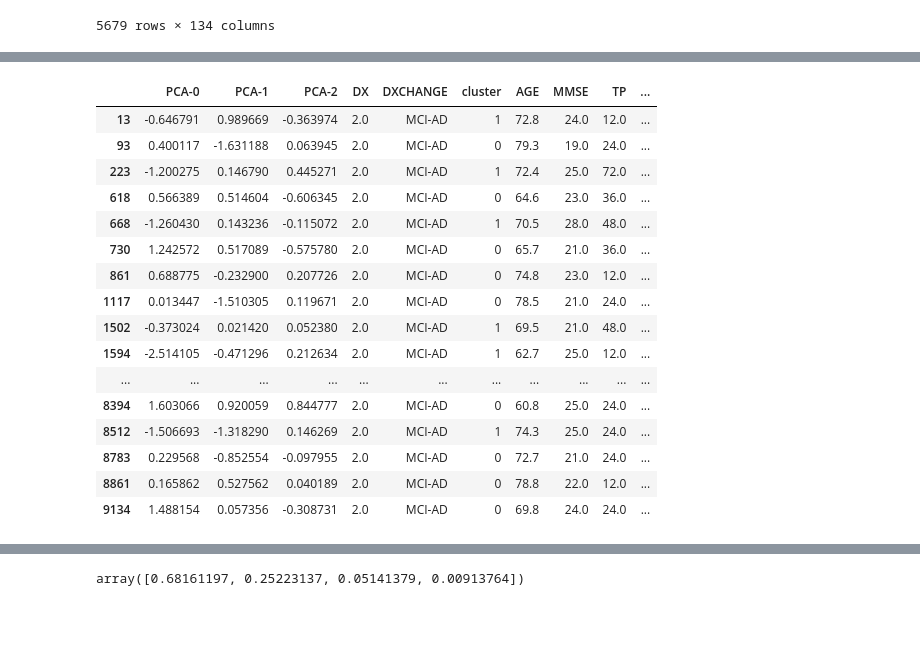
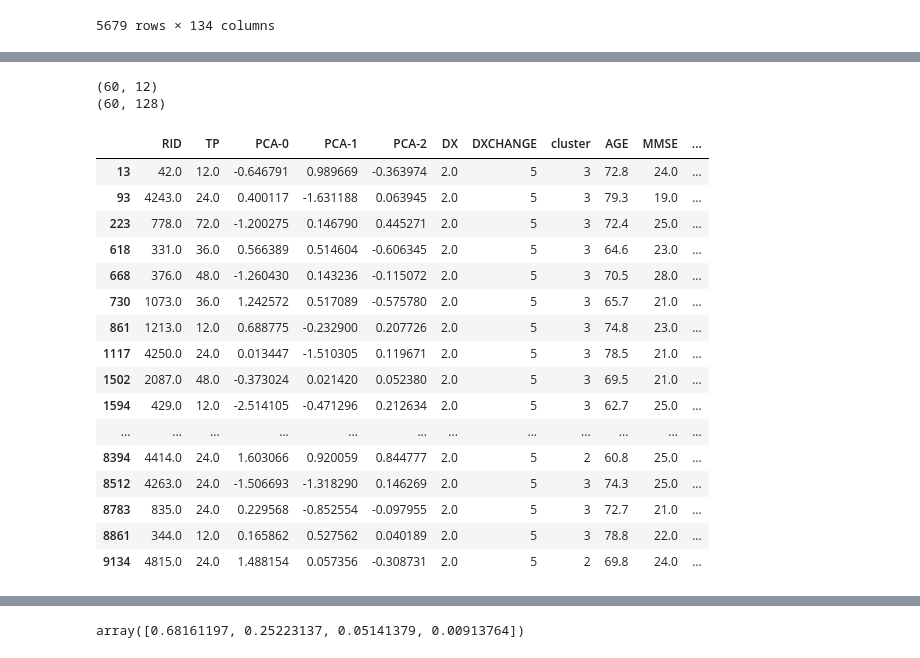
Before and after one commit to sarah-mdv/LIPTraAD, a Jupyter notebook: statistical_analysis_ADNI/PCA_visualization.ipynb, the cells around one changed output, grey strips where cells are left out. Saved outputs shown, nothing was run; the diff lists cells and outputs as text; code cells hidden in the pictures; blank space fills up the shorter version.

```diff
--- a/statistical_analysis_ADNI/PCA_visualization.ipynb
+++ b/statistical_analysis_ADNI/PCA_visualization.ipynb
@@ -92,4 +92,14 @@ n_prototypes = 4
 (data, model) = cluster(datafile, n_prototypes, extra_fields=["TP","DXCHANGE", "AGE", "MMSE", "ABETA_UPENNBIOMK9_04_19_17", "PTGENDER"])
 prototypes = get_prototypes(model, n_prototypes, data)
 
+
 prototypes
+
+data["cluster"] = model.labels_
+
+
+data.DXCHANGE = data.DXCHANGE.where(data.DXCHANGE == 5, 0)
+data = data.drop(data[data.DXCHANGE == 0].index)
+data
+
+x = data.iloc[:,4:132]
@@ -114,8 +105,0 @@ prototypes
-# %%
-data.DXCHANGE = data.DXCHANGE.where(data.DXCHANGE == 5, 0)
-data = data.drop(pca_result[data.DXCHANGE == 0].index)
-x = data.iloc[:,4:132]
-model = KMeans(n_clusters=2, init="k-means++")
-model.fit(x)
-data["cluster"] = model.labels_
-data
@@ -141,42 +106,31 @@ data
 # %%
 
 pca = PCA(n_components=4)
 pca_result = pca.fit_transform(x.values)
-pca_result = pd.DataFrame({"PCA-0":pca_result[:,0], "PCA-1":pca_result[:,1], "PCA-2":pca_result[:,2], "DX":data["DX"],
+pca_result = pd.DataFrame({"RID":data["RID"], "TP":data["TP"],"PCA-0":pca_result[:,0], "PCA-1":pca_result[:,1], "PCA-2":pca_result[:,2], "DX":data["DX"],
                            "DXCHANGE":data["DXCHANGE"], "cluster":data["cluster"],
-                            "AGE":data["AGE"], "MMSE":data["MMSE"], "TP":data["TP"],
+                            "AGE":data["AGE"], "MMSE":data["MMSE"],
                             "ABETA_UPENNBIOMK9_04_19_17":data["ABETA_UPENNBIOMK9_04_19_17"], "PTGENDER":data["PTGENDER"]})
-#pca_result.DXCHANGE = pca_result.DXCHANGE.where(pca_result.DXCHANGE == 5, 0)
-#pca_result = pca_result.drop(pca_result[pca_result.DXCHANGE == 0].index)
-
-mapping = {
-    0:"No Change",
-    1:"CN",
-    2:"MCI",
-    3:"AD",
-    4:"CN-MCI",
-    5:"MCI-AD",
-    6:"CN-AD",
-    7:"MCI-CN",
-    8:"AD-MCI"
-}
-pca_result.DXCHANGE = pca_result.DXCHANGE.map(mapping)
+print(pca_result.shape)
+print(x.shape)
 pca_result
 # %% [output]
+(60, 12)
+(60, 128)
-|  | PCA-0 | PCA-1 | PCA-2 | DX | DXCHANGE | cluster | AGE | MMSE | TP | ... |
-| 13 | -0.646791 | 0.989669 | -0.363974 | 2.0 | MCI-AD | 1 | 72.8 | 24.0 | 12.0 | ... |
-| 93 | 0.400117 | -1.631188 | 0.063945 | 2.0 | MCI-AD | 0 | 79.3 | 19.0 | 24.0 | ... |
-| 223 | -1.200275 | 0.146790 | 0.445271 | 2.0 | MCI-AD | 1 | 72.4 | 25.0 | 72.0 | ... |
-| 618 | 0.566389 | 0.514604 | -0.606345 | 2.0 | MCI-AD | 0 | 64.6 | 23.0 | 36.0 | ... |
-| 668 | -1.260430 | 0.143236 | -0.115072 | 2.0 | MCI-AD | 1 | 70.5 | 28.0 | 48.0 | ... |
-| 730 | 1.242572 | 0.517089 | -0.575780 | 2.0 | MCI-AD | 0 | 65.7 | 21.0 | 36.0 | ... |
-| 861 | 0.688775 | -0.232900 | 0.207726 | 2.0 | MCI-AD | 0 | 74.8 | 23.0 | 12.0 | ... |
-| 1117 | 0.013447 | -1.510305 | 0.119671 | 2.0 | MCI-AD | 0 | 78.5 | 21.0 | 24.0 | ... |
-| 1502 | -0.373024 | 0.021420 | 0.052380 | 2.0 | MCI-AD | 1 | 69.5 | 21.0 | 48.0 | ... |
-| 1594 | -2.514105 | -0.471296 | 0.212634 | 2.0 | MCI-AD | 1 | 62.7 | 25.0 | 12.0 | ... |
-| ... | ... | ... | ... | ... | ... | ... | ... | ... | ... | ... |
-| 8394 | 1.603066 | 0.920059 | 0.844777 | 2.0 | MCI-AD | 0 | 60.8 | 25.0 | 24.0 | ... |
-| 8512 | -1.506693 | -1.318290 | 0.146269 | 2.0 | MCI-AD | 1 | 74.3 | 25.0 | 24.0 | ... |
-| 8783 | 0.229568 | -0.852554 | -0.097955 | 2.0 | MCI-AD | 0 | 72.7 | 21.0 | 24.0 | ... |
-| 8861 | 0.165862 | 0.527562 | 0.040189 | 2.0 | MCI-AD | 0 | 78.8 | 22.0 | 12.0 | ... |
-| 9134 | 1.488154 | 0.057356 | -0.308731 | 2.0 | MCI-AD | 0 | 69.8 | 24.0 | 24.0 | ... |
+|  | RID | TP | PCA-0 | PCA-1 | PCA-2 | DX | DXCHANGE | cluster | AGE | MMSE | ... |
+| 13 | 42.0 | 12.0 | -0.646791 | 0.989669 | -0.363974 | 2.0 | 5 | 3 | 72.8 | 24.0 | ... |
+| 93 | 4243.0 | 24.0 | 0.400117 | -1.631188 | 0.063945 | 2.0 | 5 | 3 | 79.3 | 19.0 | ... |
+| 223 | 778.0 | 72.0 | -1.200275 | 0.146790 | 0.445271 | 2.0 | 5 | 3 | 72.4 | 25.0 | ... |
+| 618 | 331.0 | 36.0 | 0.566389 | 0.514604 | -0.606345 | 2.0 | 5 | 3 | 64.6 | 23.0 | ... |
+| 668 | 376.0 | 48.0 | -1.260430 | 0.143236 | -0.115072 | 2.0 | 5 | 3 | 70.5 | 28.0 | ... |
+| 730 | 1073.0 | 36.0 | 1.242572 | 0.517089 | -0.575780 | 2.0 | 5 | 3 | 65.7 | 21.0 | ... |
+| 861 | 1213.0 | 12.0 | 0.688775 | -0.232900 | 0.207726 | 2.0 | 5 | 3 | 74.8 | 23.0 | ... |
+| 1117 | 4250.0 | 24.0 | 0.013447 | -1.510305 | 0.119671 | 2.0 | 5 | 3 | 78.5 | 21.0 | ... |
+| 1502 | 2087.0 | 48.0 | -0.373024 | 0.021420 | 0.052380 | 2.0 | 5 | 3 | 69.5 | 21.0 | ... |
+| 1594 | 429.0 | 12.0 | -2.514105 | -0.471296 | 0.212634 | 2.0 | 5 | 3 | 62.7 | 25.0 | ... |
+| ... | ... | ... | ... | ... | ... | ... | ... | ... | ... | ... | ... |
+| 8394 | 4414.0 | 24.0 | 1.603066 | 0.920059 | 0.844777 | 2.0 | 5 | 2 | 60.8 | 25.0 | ... |
+| 8512 | 4263.0 | 24.0 | -1.506693 | -1.318290 | 0.146269 | 2.0 | 5 | 3 | 74.3 | 25.0 | ... |
+| 8783 | 835.0 | 24.0 | 0.229568 | -0.852554 | -0.097955 | 2.0 | 5 | 3 | 72.7 | 21.0 | ... |
+| 8861 | 344.0 | 12.0 | 0.165862 | 0.527562 | 0.040189 | 2.0 | 5 | 3 | 78.8 | 22.0 | ... |
+| 9134 | 4815.0 | 24.0 | 1.488154 | 0.057356 | -0.308731 | 2.0 | 5 | 2 | 69.8 | 24.0 | ... |
```
Also changed, not shown: parts of 6 cells of this notebook, 1 other file.
